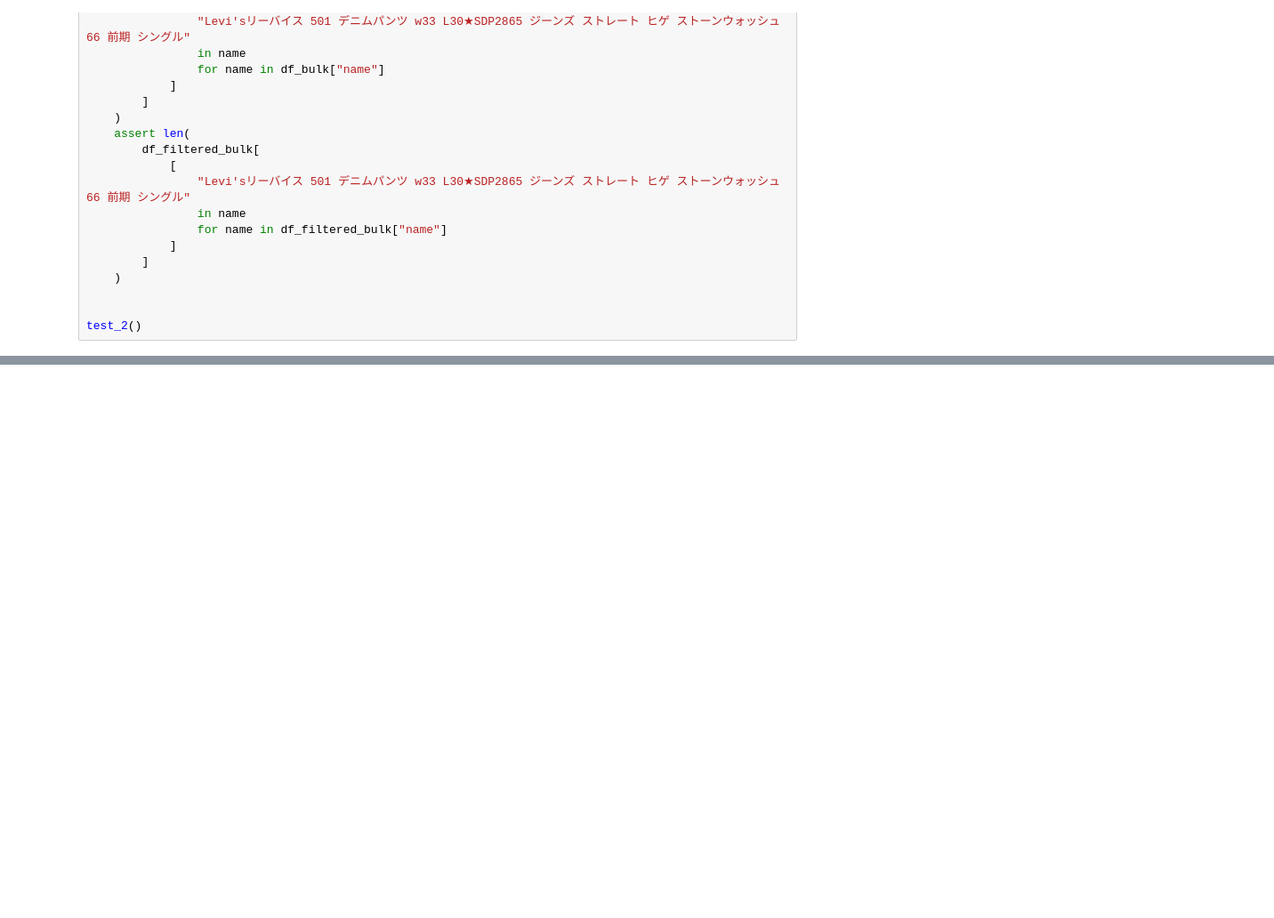
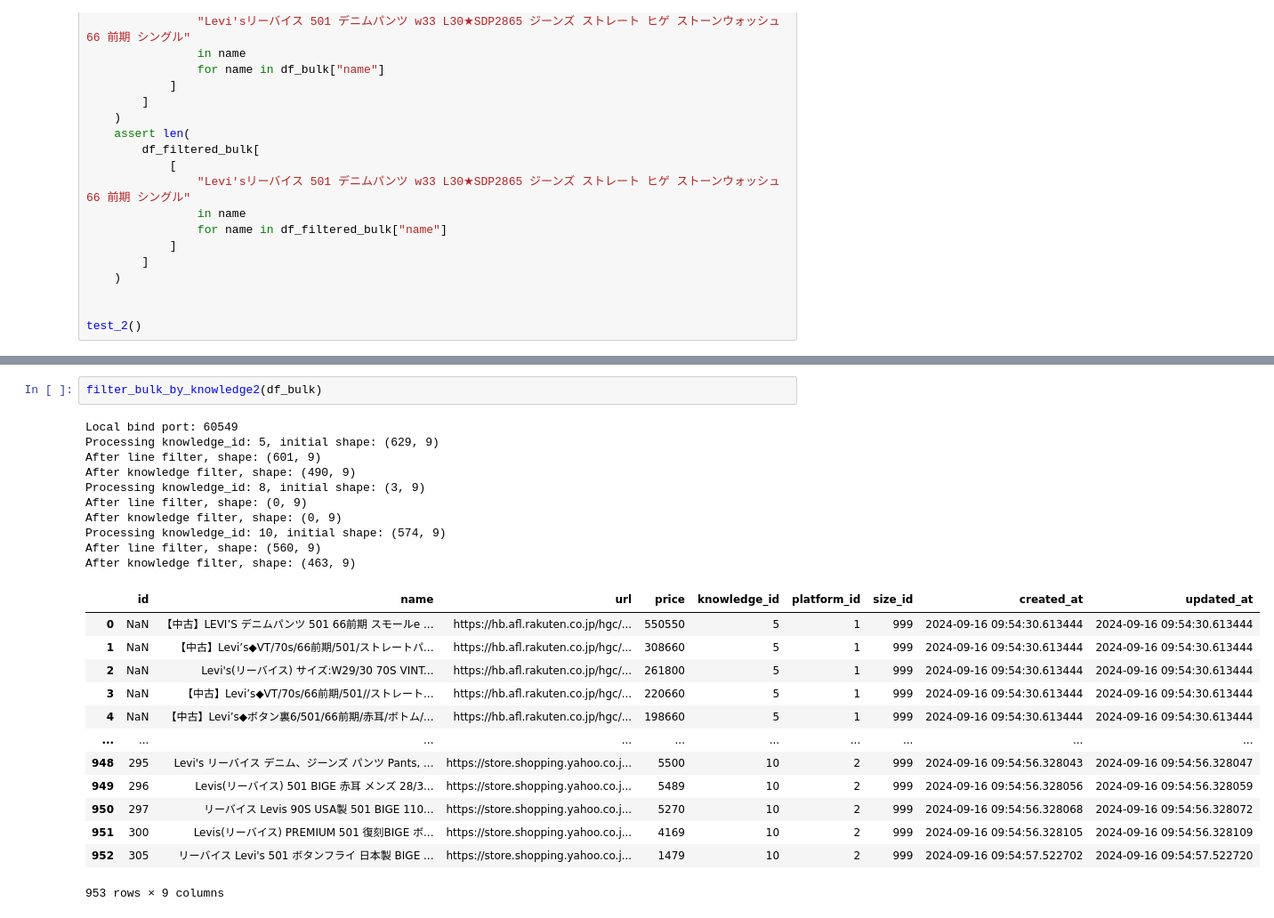
Before and after one commit to atsushimemet/vook_db_lambda, a Jupyter notebook: notebook/exclude_noise_not_include_knowledge.ipynb, the cells around one changed output, grey strips where cells are left out. Shown at 89% size. Drawn from its saved outputs; the diff is of its cells as text; blank space fills up the shorter version.

```diff
--- a/notebook/exclude_noise_not_include_knowledge.ipynb
+++ b/notebook/exclude_noise_not_include_knowledge.ipynb
@@ -190,0 +342,26 @@ test_2()
+# %%
+filter_bulk_by_knowledge2(df_bulk)
+# %% [output]
+Local bind port: 60549
+Processing knowledge_id: 5, initial shape: (629, 9)
+After line filter, shape: (601, 9)
+After knowledge filter, shape: (490, 9)
+Processing knowledge_id: 8, initial shape: (3, 9)
+After line filter, shape: (0, 9)
+After knowledge filter, shape: (0, 9)
+Processing knowledge_id: 10, initial shape: (574, 9)
+After line filter, shape: (560, 9)
+After knowledge filter, shape: (463, 9)
+|  | id | name | url | price | knowledge_id | platform_id | size_id | created_at | updated_at |
+| 0 | NaN | 【中古】LEVI’S デニムパンツ 501 66前期 スモールe ... | https://hb.afl.rakuten.co.jp/hgc/... | 550550 | 5 | 1 | 999 | 2024-09-16 09:54:30.613444 | 2024-09-16 09:54:30.613444 |
+| 1 | NaN | 【中古】Levi’s◆VT/70s/66前期/501/ストレートパ... | https://hb.afl.rakuten.co.jp/hgc/... | 308660 | 5 | 1 | 999 | 2024-09-16 09:54:30.613444 | 2024-09-16 09:54:30.613444 |
+| 2 | NaN | Levi's(リーバイス) サイズ:W29/30 70S VINT... | https://hb.afl.rakuten.co.jp/hgc/... | 261800 | 5 | 1 | 999 | 2024-09-16 09:54:30.613444 | 2024-09-16 09:54:30.613444 |
+| 3 | NaN | 【中古】Levi’s◆VT/70s/66前期/501//ストレート... | https://hb.afl.rakuten.co.jp/hgc/... | 220660 | 5 | 1 | 999 | 2024-09-16 09:54:30.613444 | 2024-09-16 09:54:30.613444 |
+| 4 | NaN | 【中古】Levi’s◆ボタン裏6/501/66前期/赤耳/ボトム/... | https://hb.afl.rakuten.co.jp/hgc/... | 198660 | 5 | 1 | 999 | 2024-09-16 09:54:30.613444 | 2024-09-16 09:54:30.613444 |
+| ... | ... | ... | ... | ... | ... | ... | ... | ... | ... |
+| 948 | 295 | Levi's リーバイス デニム、ジーンズ パンツ Pants, ... | https://store.shopping.yahoo.co.j... | 5500 | 10 | 2 | 999 | 2024-09-16 09:54:56.328043 | 2024-09-16 09:54:56.328047 |
+| 949 | 296 | Levis(リーバイス) 501 BIGE 赤耳 メンズ 28/3... | https://store.shopping.yahoo.co.j... | 5489 | 10 | 2 | 999 | 2024-09-16 09:54:56.328056 | 2024-09-16 09:54:56.328059 |
+| 950 | 297 | リーバイス Levis 90S USA製 501 BIGE 110... | https://store.shopping.yahoo.co.j... | 5270 | 10 | 2 | 999 | 2024-09-16 09:54:56.328068 | 2024-09-16 09:54:56.328072 |
+| 951 | 300 | Levis(リーバイス) PREMIUM 501 復刻BIGE ボ... | https://store.shopping.yahoo.co.j... | 4169 | 10 | 2 | 999 | 2024-09-16 09:54:56.328105 | 2024-09-16 09:54:56.328109 |
+| 952 | 305 | リーバイス Levi's 501 ボタンフライ 日本製 BIGE ... | https://store.shopping.yahoo.co.j... | 1479 | 10 | 2 | 999 | 2024-09-16 09:54:57.522702 | 2024-09-16 09:54:57.522720 |
+953 rows × 9 columns
```
Also changed, not shown: parts of 8 cells of this notebook.
